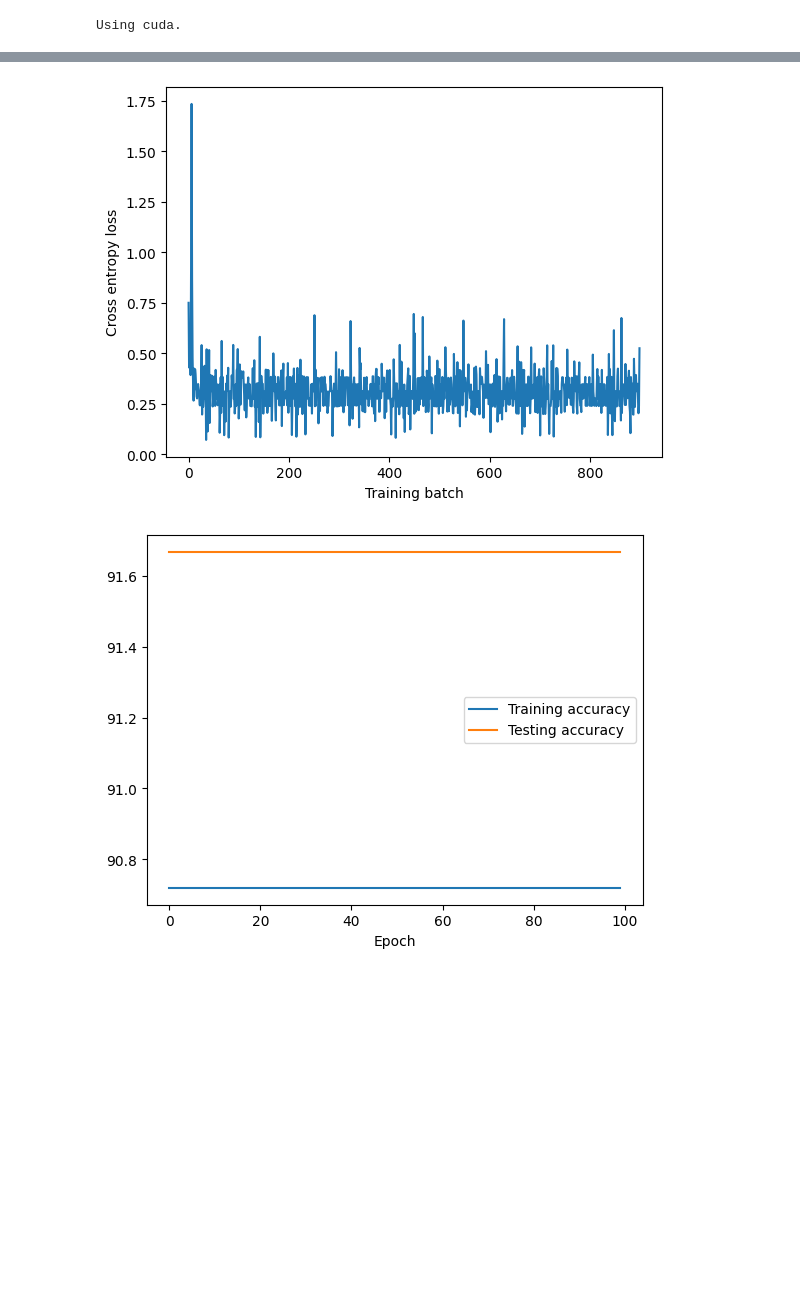
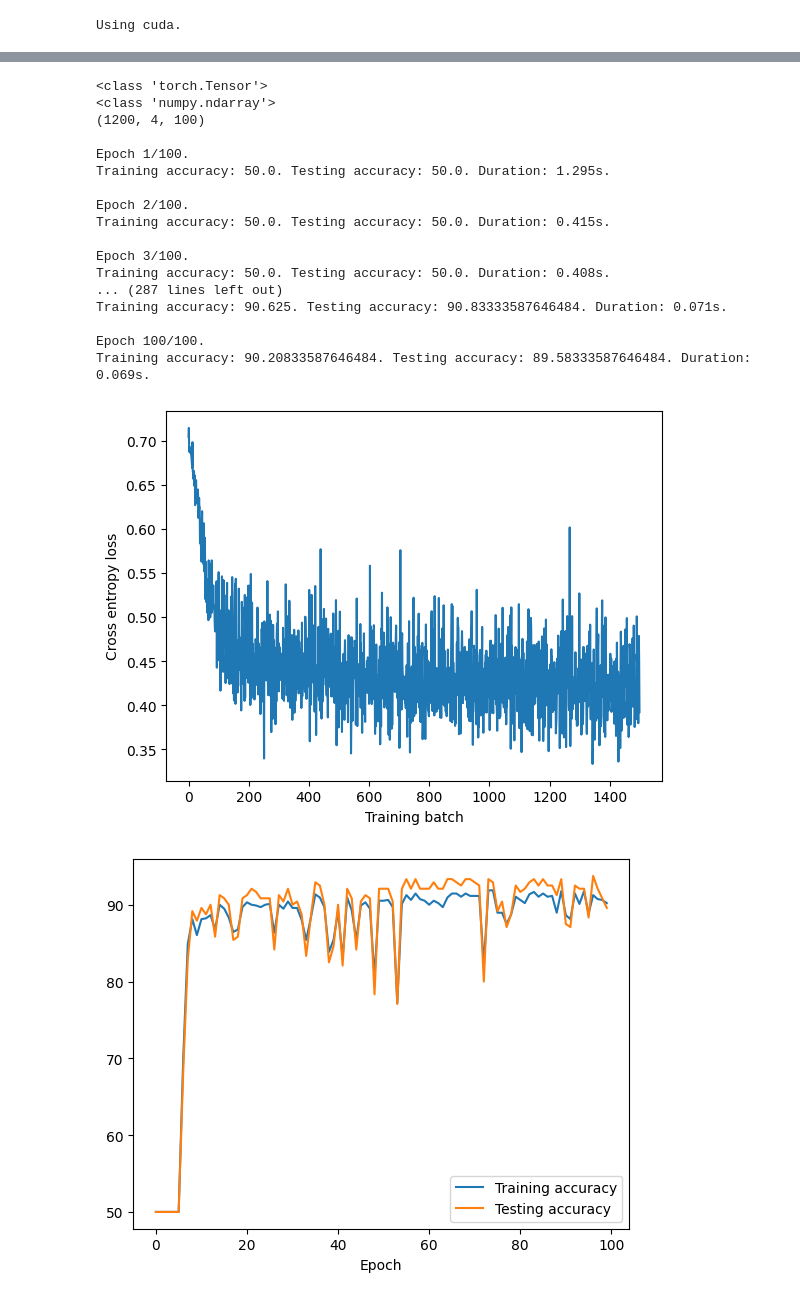
Before and after one commit to dibahk/FTL-on-Predictive-Maintenace, a Jupyter notebook: CNN2.ipynb, the cells around one changed output, grey strips where cells are left out. Cells and saved outputs as stored; diff of their text form; code cells hidden in the pictures; blank space fills up the shorter version.

Commit message:
model CNN1 on CNN2

```diff
--- a/CNN2.ipynb
+++ b/CNN2.ipynb
@@ -31,4 +40,0 @@ train_loader, test_loader = data_loading(data_path='data_1_10', label_path='labe
-# %%
-X, y = next(iter(train_loader)) # Requests the first training batch
-print(X.size())
-print(y.size())
@@ -64,11 +68 @@ class SimpleCNN(nn.Module):
         return x
-# %%
-# Create an instance of the CNN
-num_feat = X.size()[1]
-model = SimpleCNN(num_feat)
-lr = 0.1
-# Loss and optimizer
-loss = nn.CrossEntropyLoss()
-optimizer = torch.optim.Adam(model.parameters(), lr=lr)
-
-model.to(device)
@@ -92,7 +75,6 @@ def evaluate_metric(model, data_iter, metric):
     """Compute the average `metric` of the model on a dataset."""
     c = torch.tensor(0.).to(device)
     n = torch.tensor(0.).to(device)
-    j = 0
     for X, y in data_iter:
         X, y = X.to(device), y.to(device) # Moves data to `device`
         logits = model(X)
@@ -104,10 +84,38 @@ def evaluate_metric(model, data_iter, metric):
 # %%
+wandb.init(
+    # set the wandb project where this run will be logged
+    project="NASA_turbo_fan",
+    name= "With batchnorm1d_3",
+    # track hyperparameters and run metadata
+    config={
+    "learning_rate": 0.0001,
+    "architecture": "CNN",
+    "epochs": 100,
+    "loss": nn.BCELoss(),
+    "batch_size": 64,
+    "decay":1e-5,
+    'dropout': 0.6
+    }
+)
+config = wandb.config
+
+train_loader, test_loader = data_loading(data_path='data_1_10', label_path='label_1_10',batch_size= config.batch_size)
+
 losses = [] # Stores the loss for each training batch
 train_accs = [] # Stores the training accuracy after each epoch
 test_accs = [] # Stores the testing accuracy after each epoch
 
+# Create an instance of the CNN
+model = SimpleCNN(dropout=config.dropout)
+
+# Loss and optimizer
+loss = nn.CrossEntropyLoss()
+optimizer = torch.optim.Adam(model.parameters(), lr=config.learning_rate, weight_decay=config.decay)
+
+model.to(device)
+
 num_epochs = 100
-for epoch in range(num_epochs):
+for epoch in range(config.epochs):
     print(f'\nEpoch {epoch + 1}/{num_epochs}.')
     start_time = time.perf_counter()
 
@@ -122,11 +130,18 @@ for epoch in range(num_epochs):
 
         optimizer.step() # Updates the model parameters based on the gradients stored inside them
 
-        losses.append(float(l)) # Stores the loss for this batch
+        train_loss = float(l)
+        losses.append(train_loss) # Stores the loss for this batch
 
     model.eval() # This is necessary because batch normalization behaves differently between training and evaluation
-    train_accs.append(evaluate_metric(model, train_loader, correct))
-    test_accs.append(evaluate_metric(model, test_loader, correct))
+    train_acc = evaluate_metric(model, train_loader, correct)
+    train_accs.append(train_acc)
+    test_acc = evaluate_metric(model, test_loader, correct)
+    test_accs.append(test_acc)
+    metrics = {"train_loss": train_loss,
+               "train_acc": train_acc,
+               "test_acc": test_acc}
+    wandb.log(metrics)
 
     end_time = time.perf_counter()
 
@@ -142,4 +157,5 @@ plt.plot(list(map(lambda x: x.cpu(),test_accs)), label='Testing accuracy')
 plt.legend(loc='best')
 plt.xlabel('Epoch')
 plt.show()
+wandb.finish()
 # %% [output]
@@ -163,2 +168,19 @@ Training accuracy: 90.71969604492188. Testing accuracy: 91.66666412353516. Durat
+<class 'torch.Tensor'>
+<class 'numpy.ndarray'>
+(1200, 4, 100)
+
+Epoch 1/100.
+Training accuracy: 50.0. Testing accuracy: 50.0. Duration: 1.295s.
+
+Epoch 2/100.
+Training accuracy: 50.0. Testing accuracy: 50.0. Duration: 0.415s.
+
+Epoch 3/100.
+Training accuracy: 50.0. Testing accuracy: 50.0. Duration: 0.408s.
+... (287 lines left out)
+Training accuracy: 90.625. Testing accuracy: 90.83333587646484. Duration: 0.071s.
+
+Epoch 100/100.
+Training accuracy: 90.20833587646484. Testing accuracy: 89.58333587646484. Duration: 0.069s.
-[figure, old version]
+[figure, new version]
-[figure, old version]
+[figure, new version]
```
Also changed, not shown: parts of 12 cells of this notebook.
